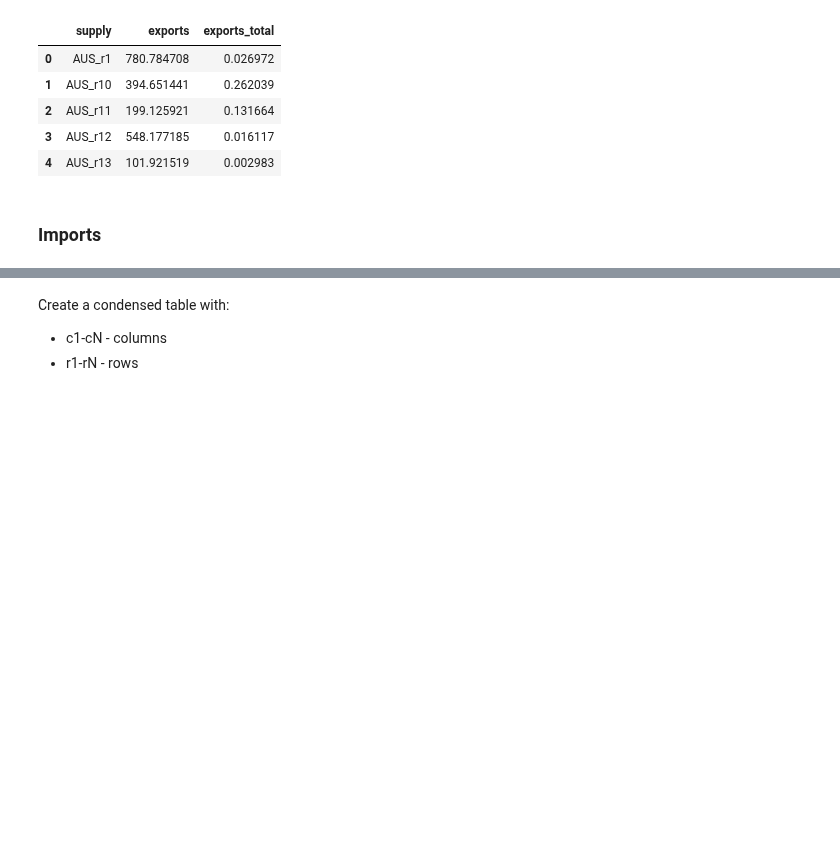
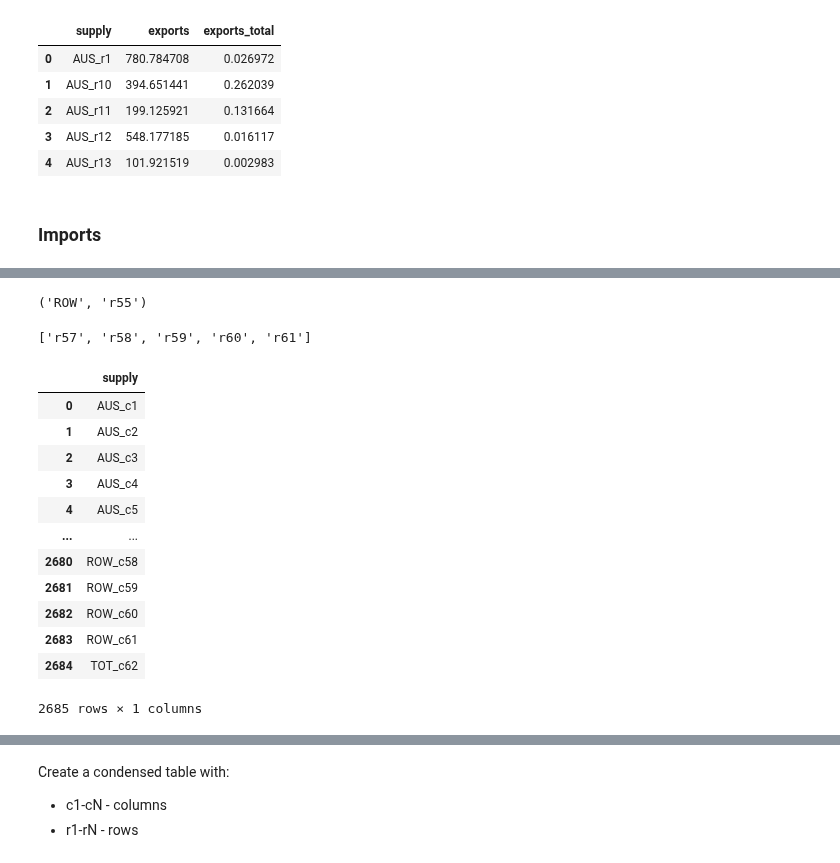
Before and after one commit to kavyajeetbora/ETL_wages, a Jupyter notebook: WIOD.ipynb, the cells around one changed output, grey strips where cells are left out. Cells and saved outputs as stored; diff of their text form; code cells hidden in the pictures; blank space fills up the shorter version.

```diff
--- a/WIOD.ipynb
+++ b/WIOD.ipynb
@@ -597,0 +612,13 @@ df_IO.tail()
+# %%
+%%time
+IO = []
+
+for supply, dfx in tqdm(new_df_IO.groupby('supply'), unit=' Supply'):
+
+    dfx = dfx.iloc[:,:-1]
+    country,ind = supply.split("_")
+    ind = ind.replace("_r","_c")
+    sum_df = dfx.loc[:,(~dfx.columns.str.contains(country))]
+    sum = sum_df.values.sum()
+
+    IO.append([supply,sum])
@@ -620,12 +683,33 @@ export_df.head()
+# %%
+country, ind
+# %% [output]
+('ROW', 'r55')
 # %%
-# new_cols = []
-# cols = [f"c{i}" for i in range(57,62)]
-# for col in df_IO.columns[:-2]:
-#     country, ind = col.split("_")
-#     if ind in cols:
-#         new_cols.append(col)
+new_cols = []
+cols = [f"r{i}" for i in range(57,62)]
+print(cols)
+for col in df_Imp.columns[:-2]:
+    country, ind = col.split("_")
+    if ind in cols:
+        new_cols.append(col)
 
-# new_df_IO = df_IO[new_cols].copy()
-# new_df_IO['supply'] = df_IO['supply']
+new_df_Imp = df_Imp[new_cols].copy()
+new_df_Imp['supply'] = df_Imp['supply']
+new_df_Imp
+# %% [output]
+['r57', 'r58', 'r59', 'r60', 'r61']
+|  | supply |
+| 0 | AUS_c1 |
+| 1 | AUS_c2 |
+| 2 | AUS_c3 |
+| 3 | AUS_c4 |
+| 4 | AUS_c5 |
+| ... | ... |
+| 2680 | ROW_c58 |
+| 2681 | ROW_c59 |
+| 2682 | ROW_c60 |
+| 2683 | ROW_c61 |
+| 2684 | TOT_c62 |
+2685 rows × 1 columns
 # %%
 # new_df_IO.shape
```
Also changed, not shown: parts of 23 cells of this notebook.
